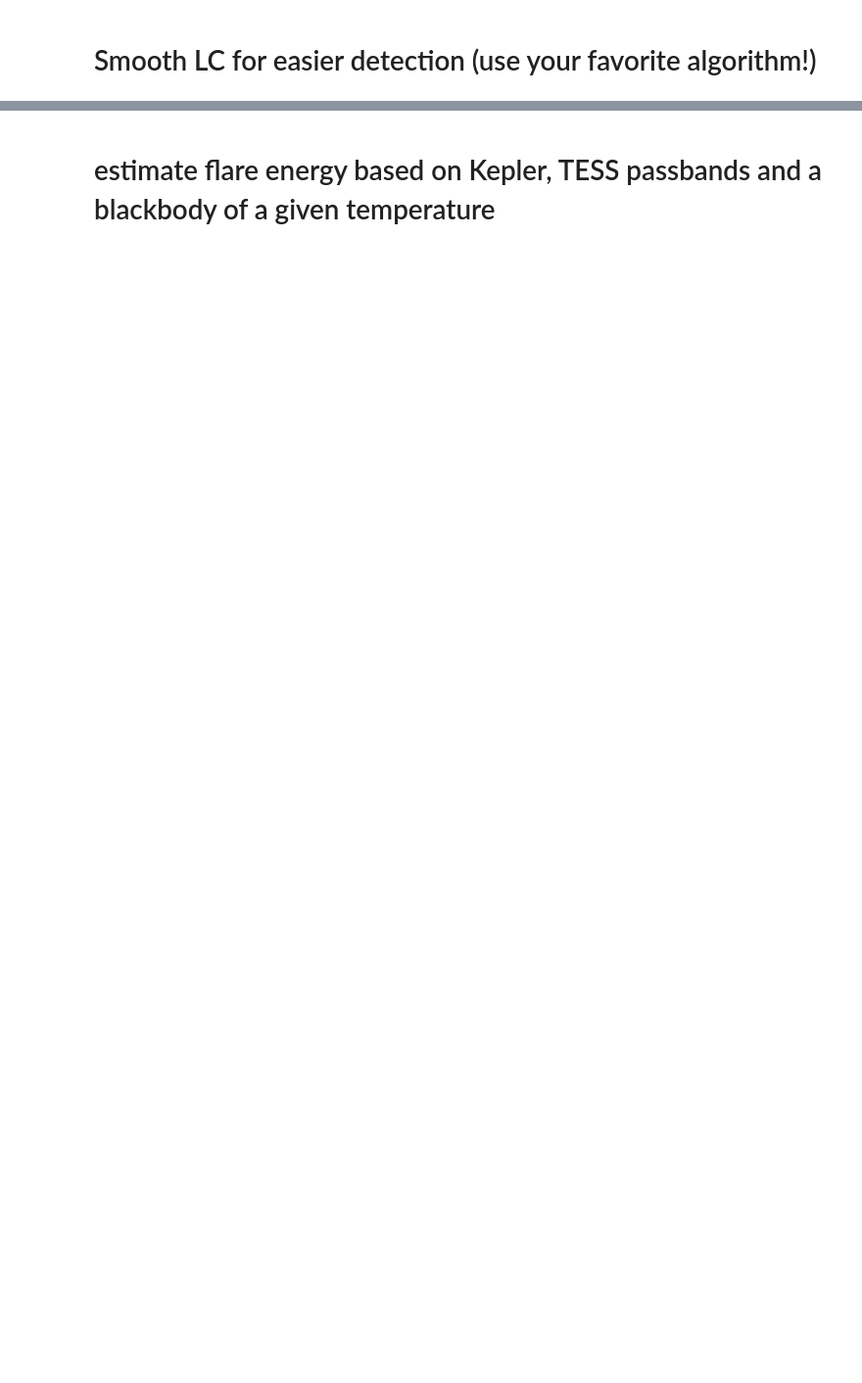
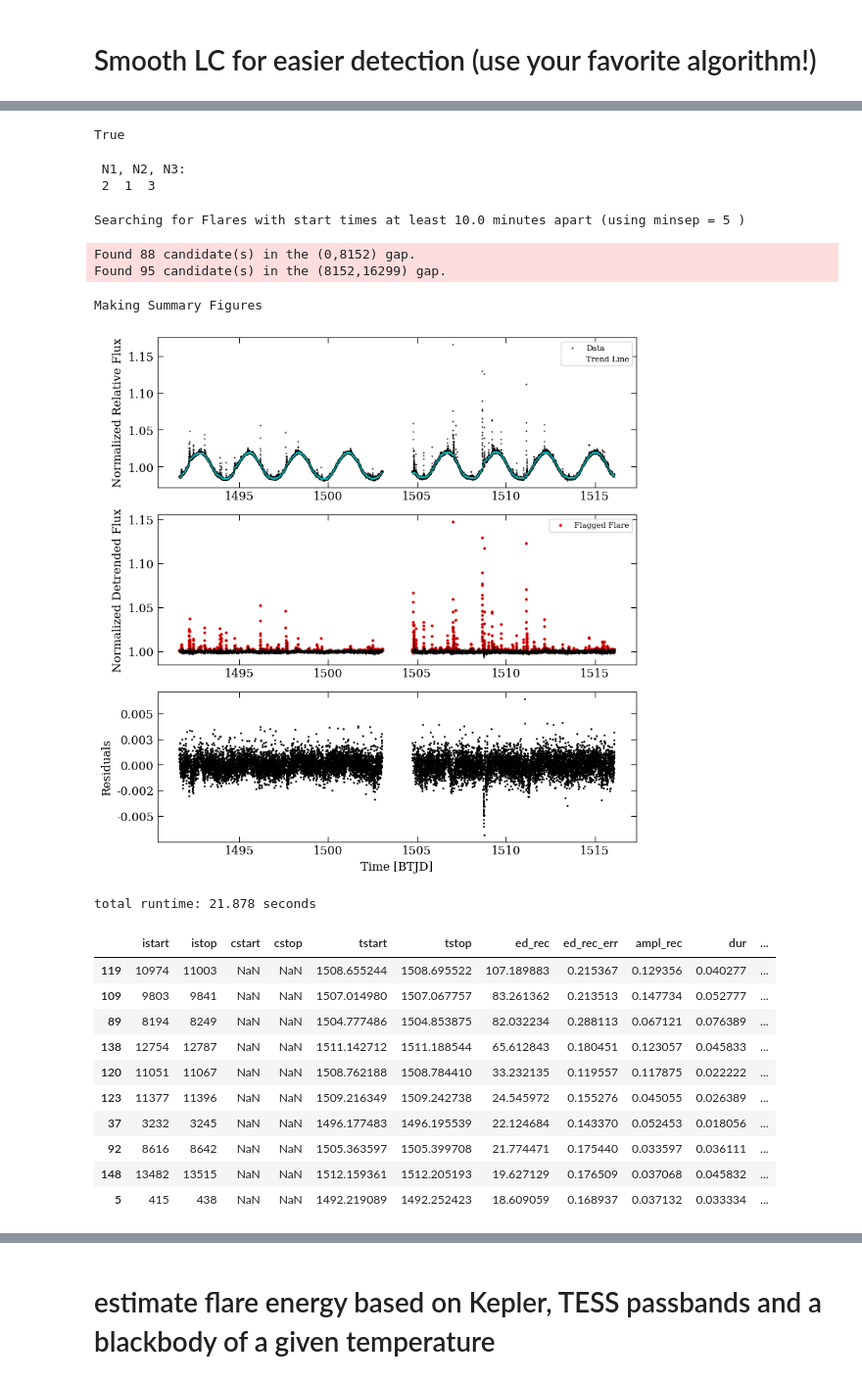
Before and after one commit to daxfeliz/altaipony_practice, a Jupyter notebook: How_to_use_AltaiPony_and_extract_FFDs.ipynb, the cells around one changed output, grey strips where cells are left out. Shown: that part at 98% size. Drawn from its saved outputs; the diff is of its cells as text; code cells hidden in the pictures; blank space fills up the shorter version.

```diff
--- a/How_to_use_AltaiPony_and_extract_FFDs.ipynb
+++ b/How_to_use_AltaiPony_and_extract_FFDs.ipynb
@@ -497,0 +831,24 @@ plt.show()
+# %%
+# save data
+# S7_TPF_LC.to_csv('TESS_YZ_CMi_Sector_7_light_curve.csv',index=False)
+# S34_TPF_LC.to_csv('TESS_YZ_CMi_Sector_34_light_curve.csv',index=False)
+# input_LC = pd.concat([S7_TPF_LC,S34_TPF_LC)]).reset_index(drop=True)
+
+
+#use SPOC instead
+SPOCS7_pd = pd.DataFrame({'time':SPOCS7.time.value,'flux':SPOCS7.flux.value,'flux_err':SPOCS7.flux_err.value})
+SPOCS34_pd = pd.DataFrame({'time':SPOCS34.time.value,'flux':SPOCS34.flux.value,'flux_err':SPOCS34.flux_err.value})
+SPOCS34_20_pd = pd.DataFrame({'time':SPOCS34_20.time.value,'flux':SPOCS34_20.flux.value,'flux_err':SPOCS34_20.flux_err.value})
+
+SPOCS7_pd.to_csv('TESS_YZ_CMi_Sector_7_light_curve.csv',index=False)
+SPOCS34_pd.to_csv('TESS_YZ_CMi_Sector_34_light_curve.csv',index=False)
+SPOCS34_20_pd.to_csv('TESS_YZ_CMi_Sector_34_light_curve_20sec.csv',index=False)
+
+input_LC = pd.concat([SPOCS7_pd,SPOCS34_pd]).reset_index(drop=True)
+smoothed_input_LC = pd.concat([S7_smoothed_LC,S34_smoothed_LC]).reset_index(drop=True)
+
+
+input_LC.to_csv('TESS_YZ_CMi_Sector_7_and_34_light_curves.csv',index=False)
+smoothed_input_LC.to_csv('TESS_YZ_CMi_Sector_7_and_34_smoothed_light_curves.csv',index=False)
+S7_smoothed_LC.to_csv('TESS_YZ_CMi_Sector_7_smoothed_light_curve.csv',index=False)
+S34_smoothed_LC.to_csv('TESS_YZ_CMi_Sector_34_smoothed_light_curve.csv',index=False)
@@ -532,0 +872,43 @@ mpl.rcParams.update(mpl.rcParamsDefault)
+# %%
+((np.nanmedian(np.diff(input_LC['time']))*u.day).to(u.minute) > 1*u.minute) & ((np.nanmedian(np.diff(input_LC['time']))*u.day).to(u.minute) <= 30*u.minute)
+# %% [output]
+True
+# %%
+N1=2
+N2=1
+
+if (np.nanmedian(np.diff(input_LC['time']))*u.day).to(u.minute) < 1*u.minute:
+    N3=5
+if ((np.nanmedian(np.diff(input_LC['time']))*u.day).to(u.minute) > 1*u.minute) & ((np.nanmedian(np.diff(input_LC['time']))*u.day).to(u.minute) <= 30*u.minute):
+    N3=3
+print(' N1, N2, N3: \n',N1,'',N2,'',N3)
+# %% [output]
+ N1, N2, N3:
+ 2  1  3
+# %%
+flc7, flc_lc7 = apply_altai(ID=ID, input_LC=SPOCS7_pd,
+                            smoothed_input_LC=S7_smoothed_LC,
+                            N1=N1,N2=N2,N3=N3,fs=12,minsep=minsep,
+                            output_filename1='TESS_YZ_CMi_Sector_7_AltaiPony_Flare_Summary.png',
+                            output_filename2='TESS_YZ_CMi_Sector_7_AltaiPony_Flare_inspection.pdf')
+
+flc7.to_csv('TESS_YZ_CMi_Sector_7_AltaiPony_Flare_Fits.csv')
+flc7.head(10)
+# %% [output]
+Searching for Flares with start times at least 10.0 minutes apart (using minsep = 5 )
+Found 88 candidate(s) in the (0,8152) gap.
+Found 95 candidate(s) in the (8152,16299) gap.
+Making Summary Figures
+[figure, added]
+total runtime: 21.878 seconds
+|  | istart | istop | cstart | cstop | tstart | tstop | ed_rec | ed_rec_err | ampl_rec | dur | ... |
+| 119 | 10974 | 11003 | NaN | NaN | 1508.655244 | 1508.695522 | 107.189883 | 0.215367 | 0.129356 | 0.040277 | ... |
+| 109 | 9803 | 9841 | NaN | NaN | 1507.014980 | 1507.067757 | 83.261362 | 0.213513 | 0.147734 | 0.052777 | ... |
+| 89 | 8194 | 8249 | NaN | NaN | 1504.777486 | 1504.853875 | 82.032234 | 0.288113 | 0.067121 | 0.076389 | ... |
+| 138 | 12754 | 12787 | NaN | NaN | 1511.142712 | 1511.188544 | 65.612843 | 0.180451 | 0.123057 | 0.045833 | ... |
+| 120 | 11051 | 11067 | NaN | NaN | 1508.762188 | 1508.784410 | 33.232135 | 0.119557 | 0.117875 | 0.022222 | ... |
+| 123 | 11377 | 11396 | NaN | NaN | 1509.216349 | 1509.242738 | 24.545972 | 0.155276 | 0.045055 | 0.026389 | ... |
+| 37 | 3232 | 3245 | NaN | NaN | 1496.177483 | 1496.195539 | 22.124684 | 0.143370 | 0.052453 | 0.018056 | ... |
+| 92 | 8616 | 8642 | NaN | NaN | 1505.363597 | 1505.399708 | 21.774471 | 0.175440 | 0.033597 | 0.036111 | ... |
+| 148 | 13482 | 13515 | NaN | NaN | 1512.159361 | 1512.205193 | 19.627129 | 0.176509 | 0.037068 | 0.045832 | ... |
+| 5 | 415 | 438 | NaN | NaN | 1492.219089 | 1492.252423 | 18.609059 | 0.168937 | 0.037132 | 0.033334 | ... |
```
Also changed, not shown: parts of 39 cells of this notebook, 5 other files.
